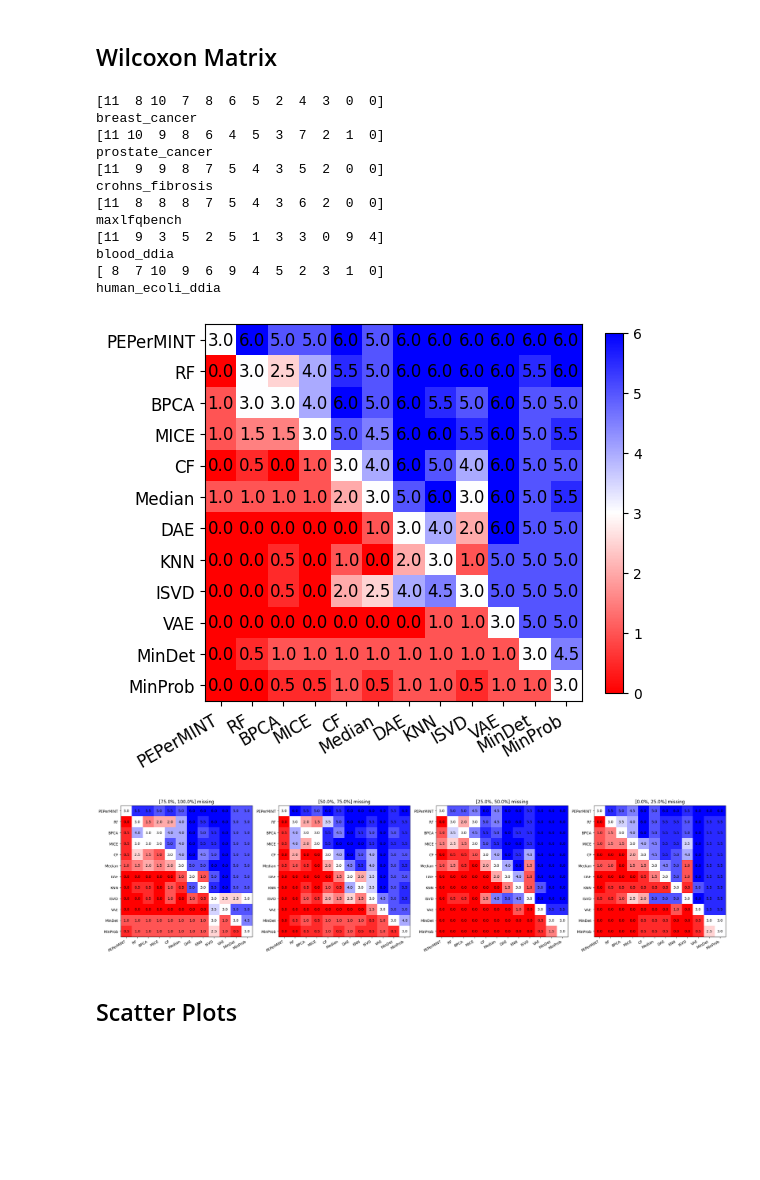
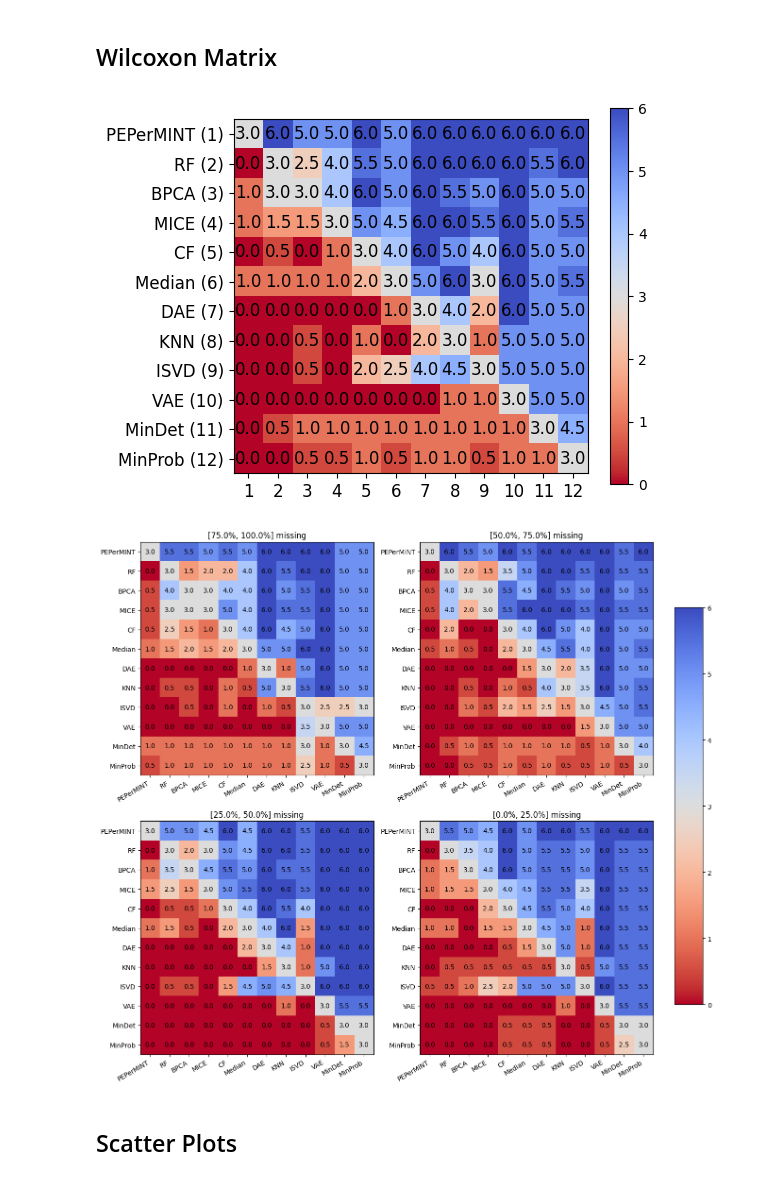
Before and after one commit to DILiS-lab/pepermint, a Jupyter notebook: evaluate.ipynb, the cells around one changed output. Drawn from its saved outputs; the diff is of its cells as text; code cells hidden in the pictures; blank space fills up the shorter version.

Commit message:
Update + improve evaluation and figures

```diff
--- a/evaluate.ipynb
+++ b/evaluate.ipynb
@@ -162,7 +145,7 @@ for df, ylabel, fig_name in [(rmse_dfs.copy(), 'RMSE', 'sample_wise_rmse_bar'),
    df['dataset'] = df['dataset'].map(dataset_label_map)
    sns.barplot(df, y='metric', x='dataset', hue='column', ax=ax, hue_order=method_order,  linewidth=1.0, edgecolor="0.3", palette=PALETTE,
                order=[dataset_label_map[d] for d in ["prostate_cancer", "crohns_fibrosis", "breast_cancer", "human_ecoli_ddia", "blood_ddia", "maxlfqbench"]],
-               zorder=3)
+               zorder=3, saturation=100)
    ax.set_ylabel(ylabel)
    ax.grid(axis='y', zorder=0)
    ax.spines['top'].set_visible(False)
@@ -175,8 +158,8 @@ for df, ylabel, fig_name in [(rmse_dfs.copy(), 'RMSE', 'sample_wise_rmse_bar'),
    if fig_name == 'sample_wise_rmse_bar':
       ax.legend().remove()
    ax.set_xlabel('')
-   if fig_name == 'sample_wise_rmse_bar':
-      ax.text(s='A', x=0.01, y=1.025, transform=ax.transAxes, fontsize=18, fontweight='bold')
+   #if fig_name == 'sample_wise_rmse_bar':
+      #ax.text(s='A', x=0.01, y=1.025, transform=ax.transAxes, fontsize=18, fontweight='bold')
    #ax.set_ylim(0, 5.0)
    fig.tight_layout()
    fig.savefig(f'figures/{fig_name}.pdf')
@@ -230,5 +192,7 @@ from matplotlib import patheffects as PathEffects
 # %%
-ds_names = ['prostate_cancer', 'crohns_fibrosis', 'breast_cancer', 'blood_ddia', 'human_ecoli_ddia', 'maxlfqbench']
+from matplotlib import patheffects as PathEffects
+
+ds_names = ['prostate_cancer', 'crohns_fibrosis', 'breast_cancer', 'human_ecoli_ddia', 'blood_ddia', 'maxlfqbench']
 
 num_rows = len(ds_names) - 1
 fig, axs = plt.subplots(num_rows, 1, figsize=(15, 3*num_rows))
@@ -244,7 +208,8 @@ for ds_name in ds_names:
       ax = axs[col]
    df['column'] = df['column'].map(method_label_map)
    df['interval'] = (df['interval_upper']*100).astype(str) + '% - ' + (df['interval_lower']*100).astype(str) + '%'
-   sns.barplot(df, y='metric', x='interval', hue='column', ax=ax, hue_order=method_order,  linewidth=1.0, edgecolor="0.3", palette=PALETTE, zorder=10)
+   sns.barplot(df, y='metric', x='interval', hue='column', ax=ax, hue_order=method_order,  linewidth=1.0, edgecolor="0.3",
+               palette=PALETTE, zorder=10, saturation=100)
    ax.set_ylabel('RMSE')
    for container in ax.containers:
       ax.bar_label(container, fmt='%.2f', label_type='edge', rotation = 90, padding=10,
@@ -258,7 +223,7 @@ for ds_name in ds_names:
    ax.set_title(dataset_label_map[ds_name])
    if ds_name == 'prostate_cancer':
       ax.set_title('')
-      ax.text(s='B', x=0.01, y=0.905, transform=ax.transAxes, fontsize=16, fontweight='bold')
+      #ax.text(s='B', x=0.01, y=0.905, transform=ax.transAxes, fontsize=16, fontweight='bold')
    if col==0 and ds_name != 'prostate_cancer':
       ax.legend(loc='upper left', bbox_to_anchor=(0.01, 1.0), ncol=6, fontsize=10)
    elif ds_name == 'prostate_cancer':
@@ -560,14 +242,0 @@ Plotting...
-# %%
-#Ablation study
-from utils.globals import method_label_map, dataset_label_map
-
-fig, axs = plt.subplots(1,5, figsize=(25, 5))
-for ax, ds_name in zip(axs, ['prostate_cancer', 'prostate_cancer_zero_sequence_embeddings', 'prostate_cancer_random_edges',
-                              'prostate_cancer_no_skip', 'prostate_cancer_no_skip_random_edges']):
-    sns.barplot(dataset_ae_results[ds_name][1.0], ax=ax, order=method_order)
-    ax.bar_label(ax.containers[0], fontsize=9, fmt='%.2f')
-    ax.set_ylabel('MAE')
-    ax.set_title(dataset_label_map[ds_name])
-    ticks = [method_label_map[k.get_text()] for k  in ax.get_xticklabels()]
-    ax.set_xticks(ax.get_xticks()) # Workaround to silence a warning
-    ax.set_xticklabels(ticks, rotation=45, ha='right')
@@ -600,51 +267,37 @@ res_mat = np.zeros_like(list(wilcoxon_results.values())[0][(1.0, 0.0)][0], dtype
 
 significance_level = 0.05
 for ds_name, measure in wilcoxon_results.items():
     if ds_name not in EVAL_DATASETS:
         continue
     results_less, results_greater = measure[(1.0, 0.0)]
     results_less.rename(columns=method_label_map, index=method_label_map, inplace=True)
     results_greater.rename(columns=method_label_map, index=method_label_map, inplace=True)
     results_less = results_less.loc[method_order, method_order]
     results_greater = results_greater.loc[method_order, method_order]
     vec_fun = np.vectorize(lambda x: x.pvalue if x is not None else 0.5)
     pvalues_less = vec_fun(results_less)
     pvalues_greater = vec_fun(results_greater)
     sl = significance_level
     sl = sl / (len(eval_columns)**2 - len(eval_columns))
     res_mat[pvalues_less < sl] += 1
-    print((pvalues_less < sl).sum(axis=1))
     res_mat[(pvalues_less >= sl) & (pvalues_greater >= 0.05)] += 0.5
-    print(ds_name)
     #res_mat[pvalues_greater < 0.05] += 1
 fig, ax = plt.subplots(1,1, figsize=(6, 6))
-mappable = ax.matshow(res_mat, cmap=matplotlib.cm.bwr.reversed())
+mappable = ax.matshow(res_mat, cmap=matplotlib.cm.coolwarm.reversed())
 ax.set_xticks(range(len(method_order)))
-ax.set_xticklabels([m for m in method_order], rotation=30, ha='right', fontsize=12)
+ax.set_xticklabels([i+1 for i,m in enumerate(method_order)], rotation=0, ha='center', fontsize=12)
 ax.xaxis.set_ticks_position('bottom')
 ax.set_yticks(range(len(method_order)))
-ax.set_yticklabels([m for m in method_order], rotation=0, fontsize=12)
+ax.set_yticklabels([f'{m} ({i+1})' for i,m in enumerate(method_order)], rotation=0, fontsize=12)
 for (i, j), z in np.ndenumerate(res_mat):
     ax.text(j, i, '{:0.1f}'.format(z), ha='center', va='center', fontsize=12)
 ax.grid(False)
 #ax.set_title(f'$\leq${thresh * 100}% missing')
 fig.colorbar(mappable, shrink=0.66)
 fig.tight_layout()
 fig.savefig('figures/wilcoxon_matrix.pdf', bbox_inches='tight')
 # %% [output]
-[11  8 10  7  8  6  5  2  4  3  0  0]
-breast_cancer
-[11 10  9  8  6  4  5  3  7  2  1  0]
-prostate_cancer
-[11  9  9  8  7  5  4  3  5  2  0  0]
-crohns_fibrosis
-[11  8  8  8  7  5  4  3  6  2  0  0]
-maxlfqbench
-[11  9  3  5  2  5  1  3  3  0  9  4]
-blood_ddia
-[ 8  7 10  9  6  9  4  5  2  3  1  0]
-human_ecoli_ddia
-[figure, old version]
+[figure, new version]
 # %%
 res_mats = {}
 for thresh, measures in list(wilcoxon_results.values())[0].items():
@@ -672,10 +325,13 @@ for ds_name, measures in wilcoxon_results.items():
         res_mats[thresh][pvalues_less < sl] += 1
         res_mats[thresh][(pvalues_less >= sl) & (pvalues_greater >= 0.05)] += 0.5
         #res_mat[pvalues_greater < 0.05] += 1
-cols = len(res_mats)
-fig, axs = plt.subplots(1,cols, figsize=(cols * 6, 6))
+import math
+rows = 2
+cols = math.ceil(len(res_mats) / rows)
+fig, axs = plt.subplots(rows,cols, figsize=(cols * 6, rows * 6))
+axs = axs.flatten()
 for ax, (thresh, res_mat) in zip(axs, res_mats.items()):
-    ax.matshow(res_mat, cmap=matplotlib.cm.bwr.reversed())
+    mapppable = ax.matshow(res_mat, cmap=matplotlib.cm.coolwarm.reversed())
     ax.set_xticks(range(len(method_order)))
     ax.set_xticklabels([m for m in method_order], rotation=30, ha='right')
     ax.xaxis.set_ticks_position('bottom')
@@ -685,10 +341,14 @@ for ax, (thresh, res_mat) in zip(axs, res_mats.items()):
         ax.text(j, i, '{:0.1f}'.format(z), ha='center', va='center')
     ax.grid(False)
     ax.set_title(f'[{thresh[1] * 100}%, {thresh[0] * 100}%] missing')
+#fig.colorbar(mappable, shrink=0.66, location='right', anchor=(0,1.0))
+fig.subplots_adjust(right=0.8)
+cbar_ax = fig.add_axes([1.025, 0.15, 0.05, 0.7])
+fig.colorbar(mappable=mappable, cax=cbar_ax)
 fig.tight_layout()
 fig.savefig('figures/wilcoxon_matrix_stratified.pdf', bbox_inches='tight')
 # %% [output]
-[figure, old version]
+[figure, new version]
 # %% [markdown]
 ## Scatter Plots
 # %%
```
Also changed, not shown: parts of 44 cells of this notebook, 1 other file.
